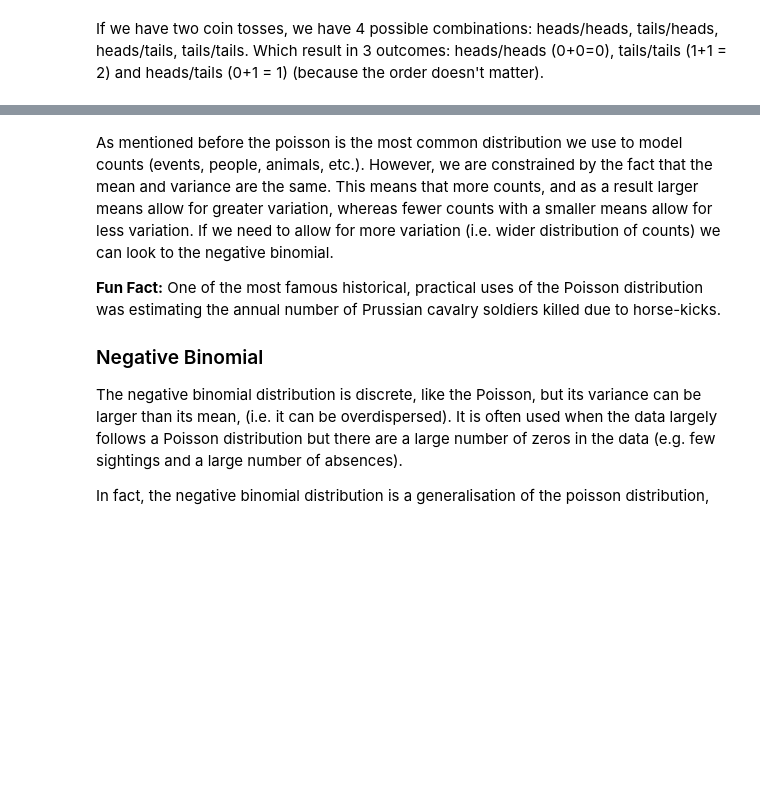
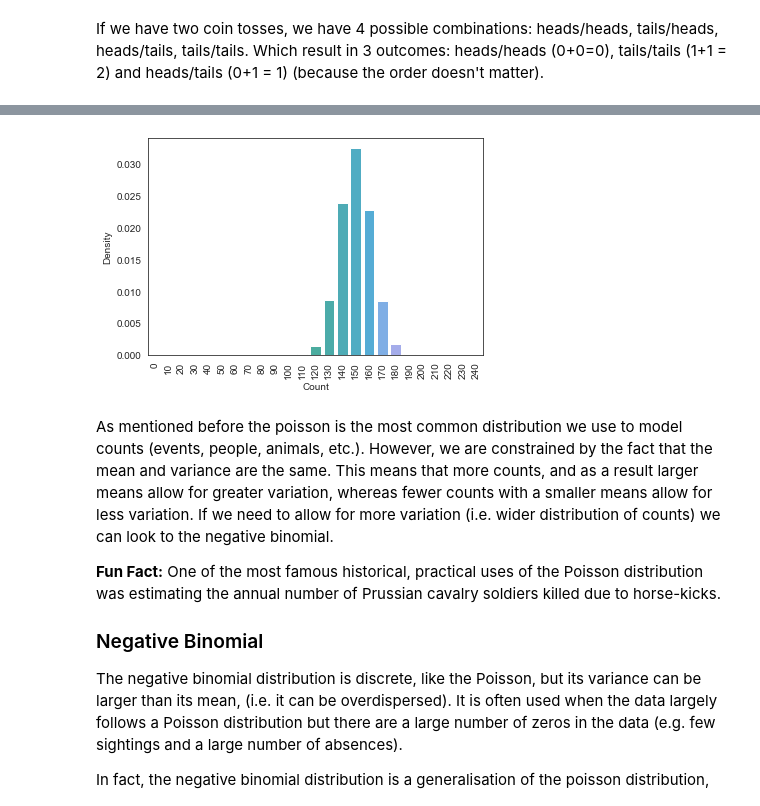
Before and after one commit to datasciencecampus/af_stats_python, a Jupyter notebook: course_content/main_chapters/Chapter 3 - Generalised Linear Models.ipynb, the cells around one changed output, grey strips where cells are left out. Cells and saved outputs as stored; diff of their text form; code cells hidden in the pictures; blank space fills up the shorter version.

```diff
--- a/course_content/main_chapters/Chapter 3 - Generalised Linear Models.ipynb
+++ b/course_content/main_chapters/Chapter 3 - Generalised Linear Models.ipynb
@@ -229,14 +254,18 @@ In the Poisson distribution, the mean and the variance are the same, which is wh
 # %%
 from scipy.stats import poisson
 
+# generate possible x values for plot
 k = np.arange(250, step = 10)
 
+# create poisson distribution for range of x
 data_poisson = poisson.pmf(k=k, mu=150)
 
 ax_poisson = sns.barplot(x=k, y=data_poisson)
 
 ax_poisson.set(xlabel='Count', ylabel='Density')
-ax_poisson
+plt.xticks(rotation=90);
+# %% [output]
+[figure, added]
 # %% [markdown]
 
 As mentioned before the poisson is the most common distribution we use to model counts (events, people, animals, etc.). However, we are constrained by the fact that the mean and variance are the same. This means that more counts, and as a result larger means allow for greater variation, whereas fewer counts with a smaller means allow for less variation. If we need to allow for more variation (i.e. wider distribution of counts) we can look to the negative binomial.
```
Also changed, not shown: parts of 37 cells of this notebook.
